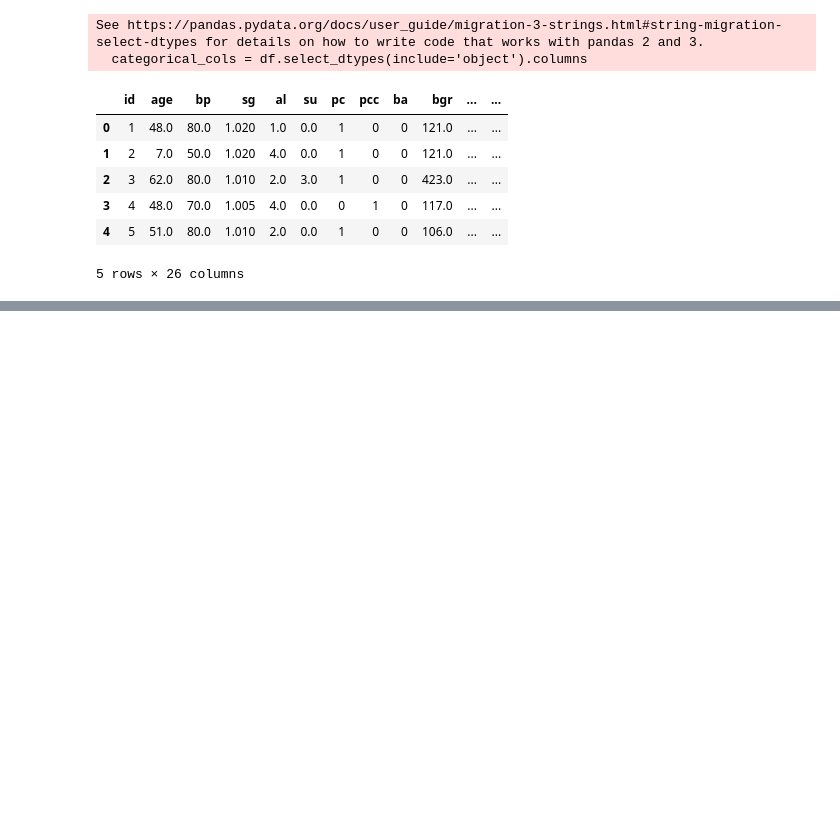
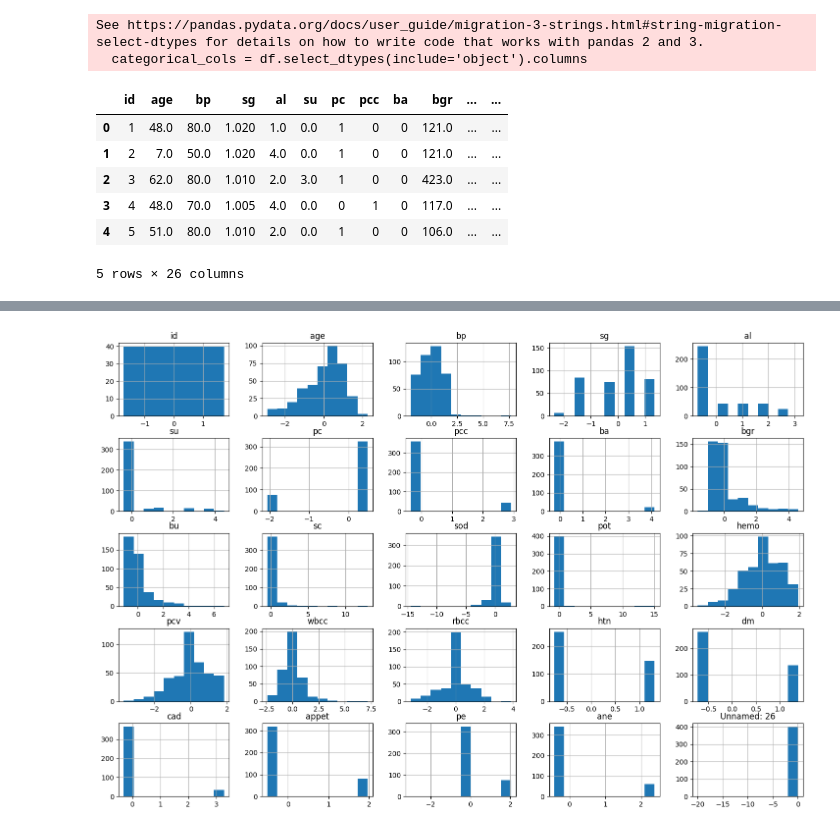
Before and after one commit to premprakash123/healthcare-chronic-disease-analysis, a Jupyter notebook: notebooks/03_feature_engineering.ipynb, the cells around one changed output, grey strips where cells are left out. Drawn from its saved outputs; the diff is of its cells as text; code cells hidden in the pictures; blank space fills up the shorter version.

Commit message:
analysis: validated scaled healthcare feature distributions

```diff
--- a/notebooks/03_feature_engineering.ipynb
+++ b/notebooks/03_feature_engineering.ipynb
@@ -152,3 +152,14 @@ scaler = StandardScaler()
 # ==========================================
 
 X_scaled = scaler.fit_transform(X)
+# %%
+# ==========================================
+# Convert Scaled Array Into DataFrame
+# ==========================================
+
+X_scaled = pd.DataFrame(
+    X_scaled,
+    columns=X.columns
+)
+
+X_scaled.head()
@@ -154,0 +174,11 @@ X_scaled = scaler.fit_transform(X)
+# %%
+# ==========================================
+# Feature Distribution After Standardization
+# ==========================================
+import matplotlib.pyplot as plt
+
+X_scaled.hist(figsize=(18,12))
+
+plt.show()
+# %% [output]
+[figure, added]
```
Also changed, not shown: parts of 4 cells of this notebook.
